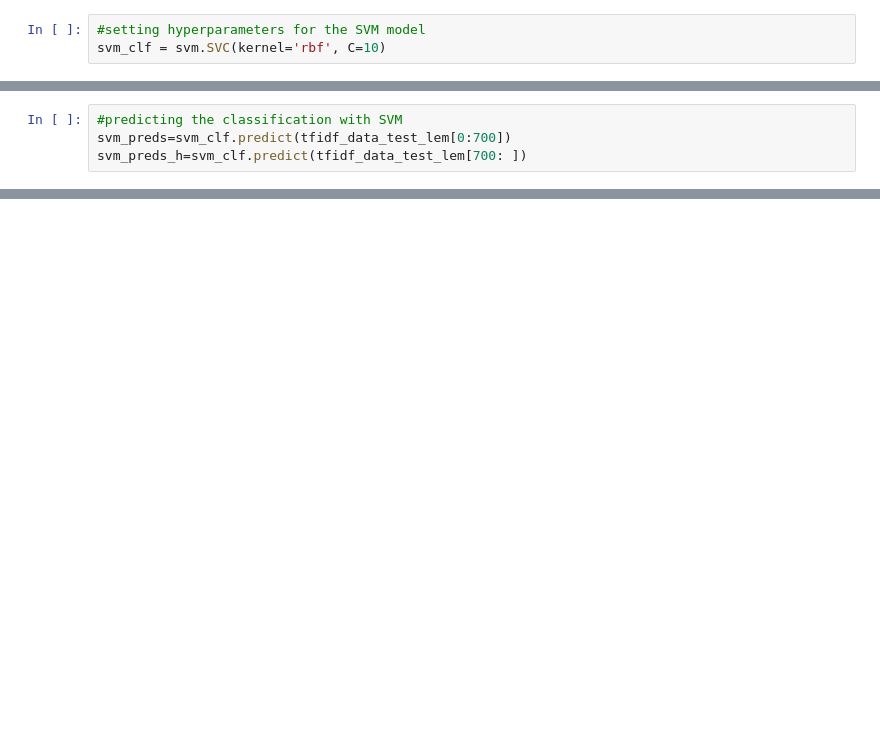
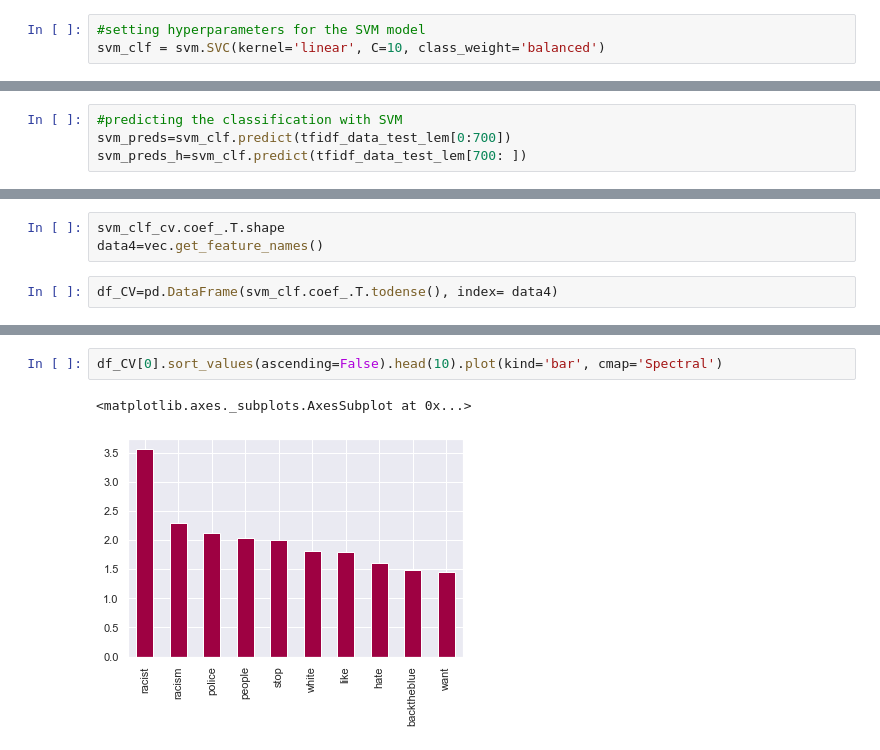
Before and after one commit to halujeff5/Depression_Analysis_Proj, a Jupyter notebook: Modeling_NB_NLP.ipynb, the cells around one changed output, grey strips where cells are left out. Drawn from its saved outputs; the diff is of its cells as text; blank space fills up the shorter version.

```diff
--- a/Modeling_NB_NLP.ipynb
+++ b/Modeling_NB_NLP.ipynb
@@ -394,7 +511,7 @@ plt.ylabel('predicted label');
 from sklearn import svm
 # %%
 #setting hyperparameters for the SVM model
-svm_clf = svm.SVC(kernel='rbf', C=10)
+svm_clf = svm.SVC(kernel='linear', C=10, class_weight='balanced')
 # %%
 #fitting the SVM model
 svm_clf.fit(tfidf_data_train_lem, y_train)
@@ -512,0 +565,5 @@ ValueError: Number of features of the model must match the input. Model n_featur
+# %%
+svm_clf_cv.coef_.T.shape
+data4=vec.get_feature_names()
+# %%
+df_CV=pd.DataFrame(svm_clf.coef_.T.todense(), index= data4)
@@ -512,0 +586,5 @@ ValueError: Number of features of the model must match the input. Model n_featur
+# %%
+df_CV[0].sort_values(ascending=False).head(10).plot(kind='bar', cmap='Spectral')
+# %% [output]
+<matplotlib.axes._subplots.AxesSubplot at 0x...>
+[figure, added]
```
Also changed, not shown: parts of 132 cells of this notebook.
